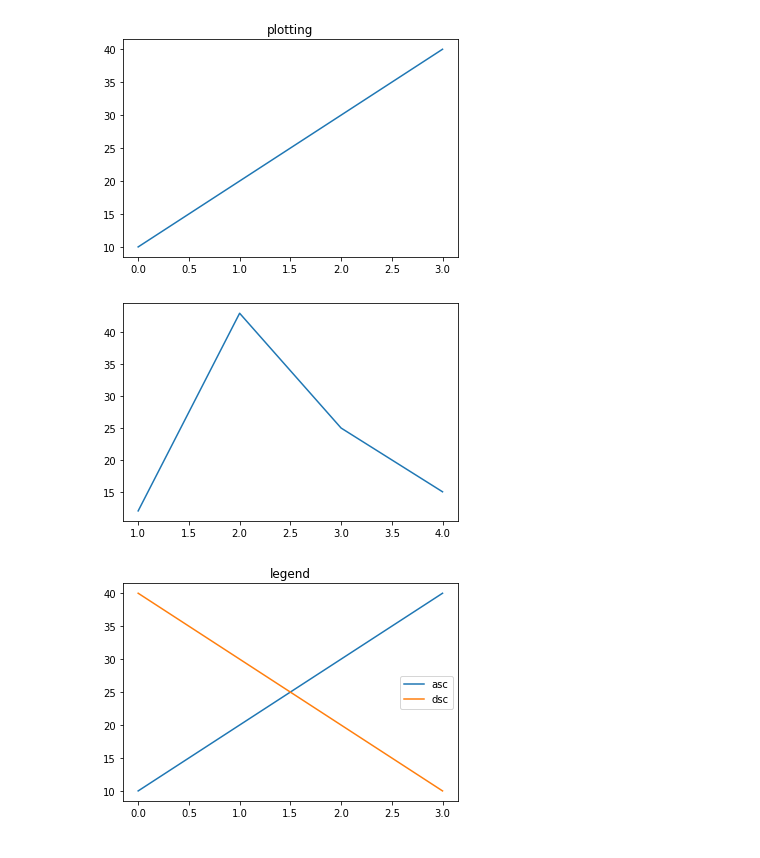
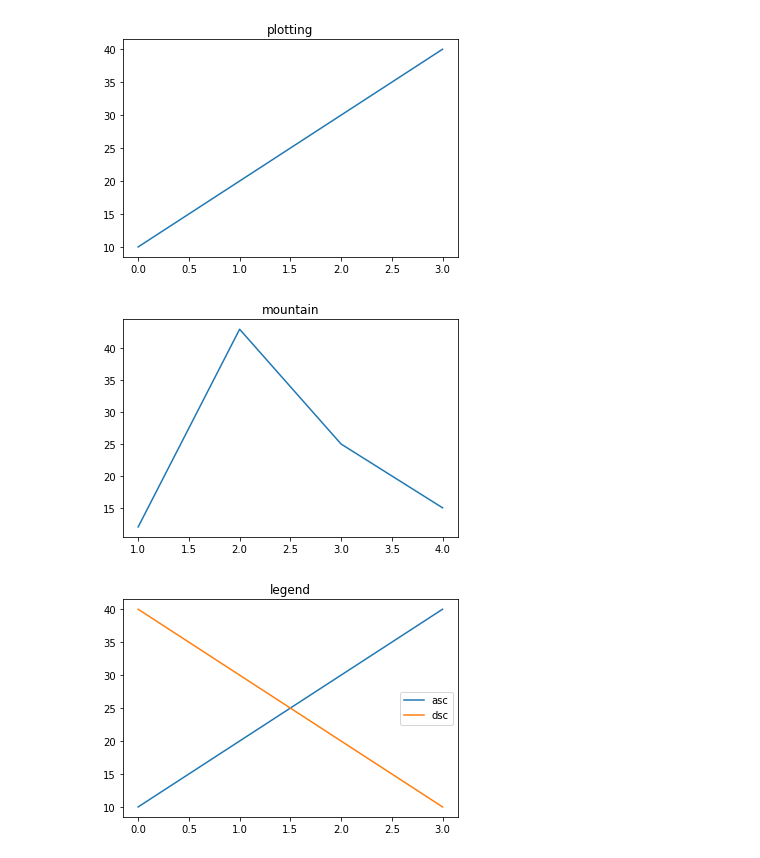
Before and after one commit to cloud0921/Study, a Jupyter notebook: Python/데이터 시각화/matplot.ipynb, the cells around one changed output. Drawn from its saved outputs; the diff is of its cells as text; code cells hidden in the pictures.

```diff
--- a/Python/데이터 시각화/matplot.ipynb
+++ b/Python/데이터 시각화/matplot.ipynb
@@ -15,11 +17,11 @@ plt.show()
 # %%
 
 import matplotlib.pyplot as plt
-
 a= [1,2,3,4]
 b= [12,43,25,15]
+plt.title('mountain')
 plt.plot(a,b)
 plt.show()
 # %% [output]
-[figure, old version]
+[figure, new version]
 # %%
```
Also changed, not shown: parts of 5 cells of this notebook, 1 other file.
